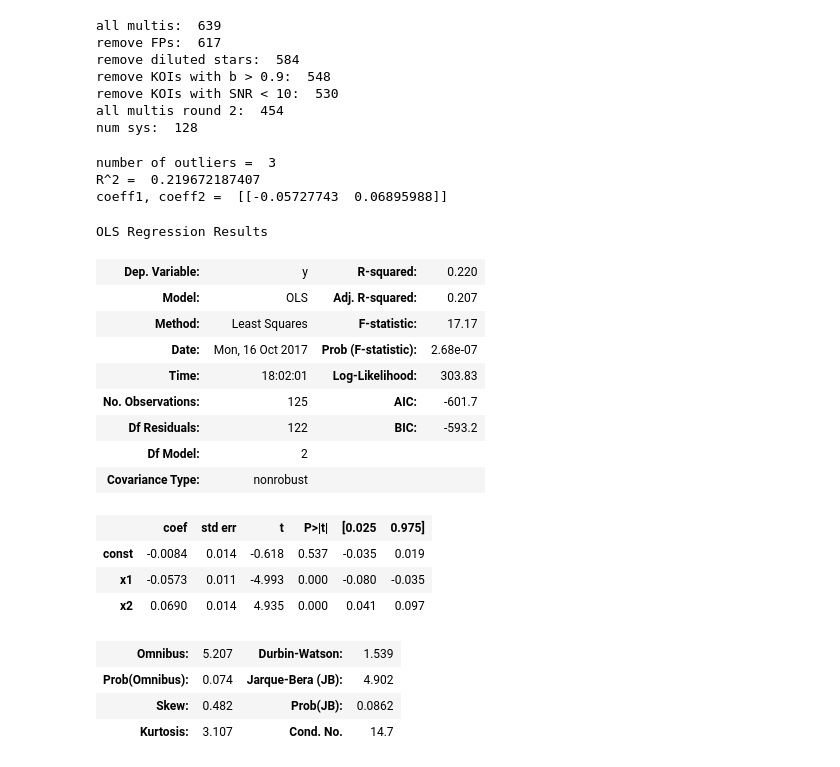
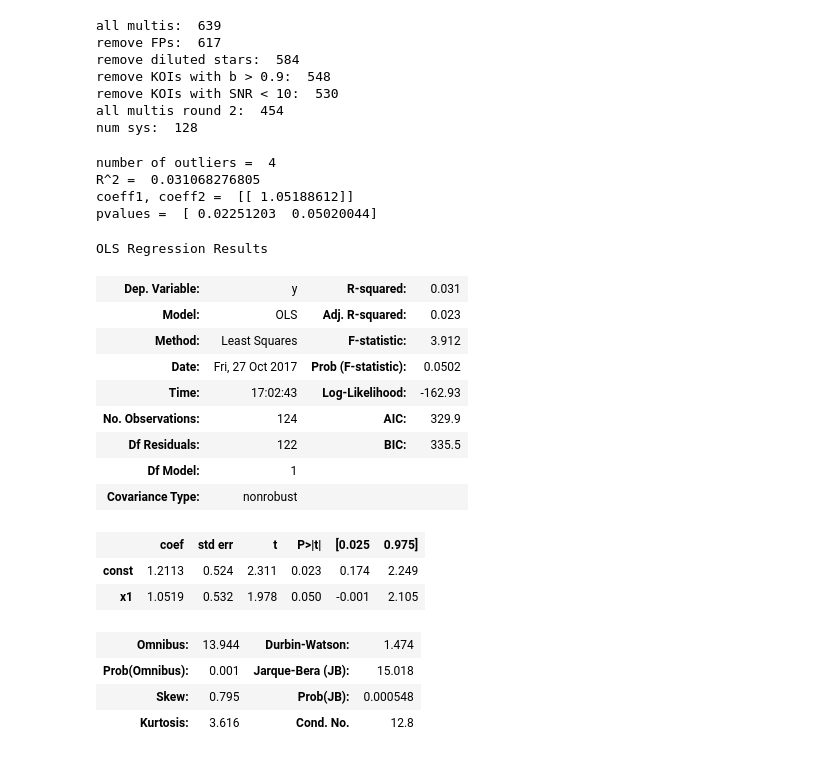
Before and after one commit to smillholland/Kepler_Multis_Uniformity, a Jupyter notebook: Kepler_Multi_Uniformity_Oct17_LinearRegression.ipynb, the cells around one changed output. Saved outputs shown, nothing was run; the diff lists cells and outputs as text; code cells hidden in the pictures.

```diff
--- a/Kepler_Multi_Uniformity_Oct17_LinearRegression.ipynb
+++ b/Kepler_Multi_Uniformity_Oct17_LinearRegression.ipynb
@@ -326,6 +326,7 @@ star_age = table['iso_slogage']
 Rp = table['iso_prad']
 Rp_low = np.abs(table['iso_prad_err2'])
 Rp_high = table['iso_prad_err1']
+P = table['koi_period']
 a = table['iso_sma']
 Teq = table['iso_teq']
 flux = table['iso_insol']
@@ -401,10 +402,10 @@ CV_Rp_rand = np.median(CV_Rp_rand, axis = 1)
 
 ## PICK INDEPENDENT AND DEPENDENT VARIABLES
 ## Independent variables
-x = np.array([sys_FeH, sys_Mstar]).T
+x = np.array([sys_Mstar]).T
 
 ## Dependent variable
-dep_variable = 'min_a'
+dep_variable = 'median_Rp'
 
 if dep_variable == 'min_a':
     y = np.array([min_a]).T
@@ -414,48 +415,50 @@ if dep_variable == 'min_a':
     print 'number of outliers = ', old_len_x - len(x)
 elif dep_variable == 'max_Teq':
     y = np.array([max_Teq]).T
 elif dep_variable == 'median_Rp':
     y = np.array([median_Rp]).T
     old_len_x = len(x)
     x = x[np.where(y < 5)[0]]
     y = y[np.where(y < 5)[0]]
     print 'number of outliers = ', old_len_x - len(x)
 elif dep_variable == 'CV_Rp/CV_Rp_rand':
     y = np.array([CV_Rp/CV_Rp_rand]).T
     old_len_x = len(x)
     x = x[np.where(y < 2.)[0]]
     y = y[np.where(y < 2.)[0]]
     print 'number of outliers = ', old_len_x - len(x)
 
+
 ## SCIKIT-LEARN MULTIPLE REGRESSION
 lm = linear_model.LinearRegression()
 model = lm.fit(x, y)
 print 'R^2 = ', lm.score(x, y)
 print 'coeff1, coeff2 = ', lm.coef_
 
 ## STATSMODELS MULTIPLE REGRESSION
 x = sm.add_constant(x)
 model = sm.OLS(y, x).fit()
+print 'pvalues = ', model.pvalues
 model.summary()
 # %% [output]
-number of outliers =  3
-R^2 =  0.219672187407
-coeff1, coeff2 =  [[-0.05727743  0.06895988]]
+number of outliers =  4
+R^2 =  0.031068276805
+coeff1, coeff2 =  [[ 1.05188612]]
+pvalues =  [ 0.02251203  0.05020044]
 OLS Regression Results
-| Dep. Variable: | y | R-squared: | 0.220 |
-| Model: | OLS | Adj. R-squared: | 0.207 |
-| Method: | Least Squares | F-statistic: | 17.17 |
-| Date: | Mon, 16 Oct 2017 | Prob (F-statistic): | 2.68e-07 |
-| Time: | 18:02:01 | Log-Likelihood: | 303.83 |
-| No. Observations: | 125 | AIC: | -601.7 |
-| Df Residuals: | 122 | BIC: | -593.2 |
-| Df Model: | 2 |  |  |
+| Dep. Variable: | y | R-squared: | 0.031 |
+| Model: | OLS | Adj. R-squared: | 0.023 |
+| Method: | Least Squares | F-statistic: | 3.912 |
+| Date: | Fri, 27 Oct 2017 | Prob (F-statistic): | 0.0502 |
+| Time: | 17:02:43 | Log-Likelihood: | -162.93 |
+| No. Observations: | 124 | AIC: | 329.9 |
+| Df Residuals: | 122 | BIC: | 335.5 |
+| Df Model: | 1 |  |  |
 | Covariance Type: | nonrobust |  |  |
 |  | coef | std err | t | P>|t| | [0.025 | 0.975] |
-| const | -0.0084 | 0.014 | -0.618 | 0.537 | -0.035 | 0.019 |
-| x1 | -0.0573 | 0.011 | -4.993 | 0.000 | -0.080 | -0.035 |
-| x2 | 0.0690 | 0.014 | 4.935 | 0.000 | 0.041 | 0.097 |
+| const | 1.2113 | 0.524 | 2.311 | 0.023 | 0.174 | 2.249 |
+| x1 | 1.0519 | 0.532 | 1.978 | 0.050 | -0.001 | 2.105 |
-| Omnibus: | 5.207 | Durbin-Watson: | 1.539 |
-| Prob(Omnibus): | 0.074 | Jarque-Bera (JB): | 4.902 |
-| Skew: | 0.482 | Prob(JB): | 0.0862 |
-| Kurtosis: | 3.107 | Cond. No. | 14.7 |
+| Omnibus: | 13.944 | Durbin-Watson: | 1.474 |
+| Prob(Omnibus): | 0.001 | Jarque-Bera (JB): | 15.018 |
+| Skew: | 0.795 | Prob(JB): | 0.000548 |
+| Kurtosis: | 3.616 | Cond. No. | 12.8 |
```
Also changed, not shown: parts of 8 cells of this notebook.
